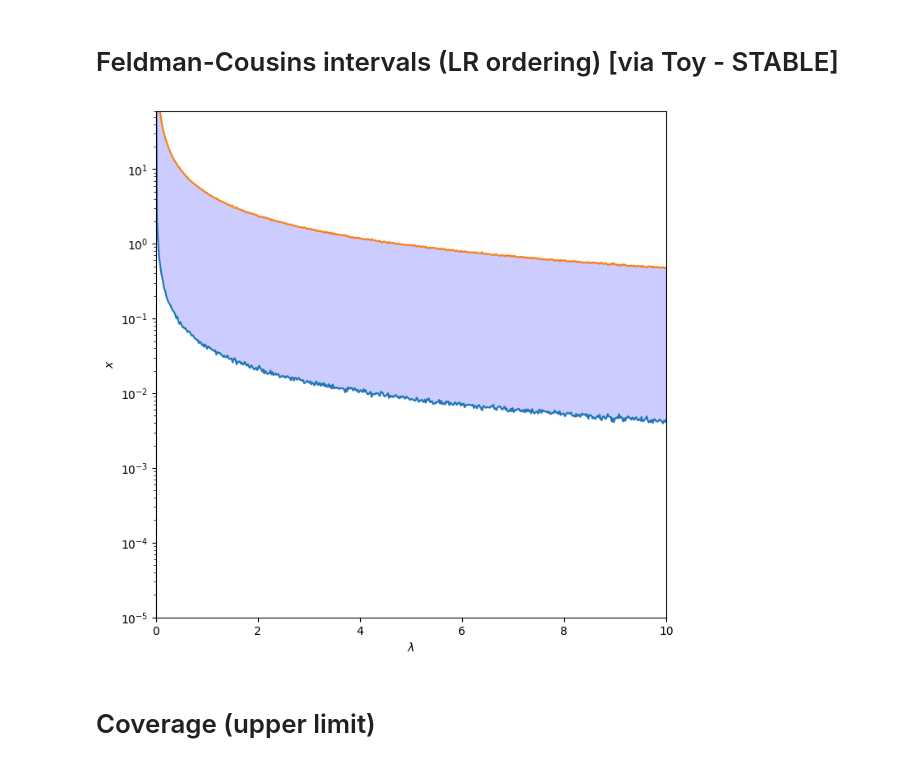
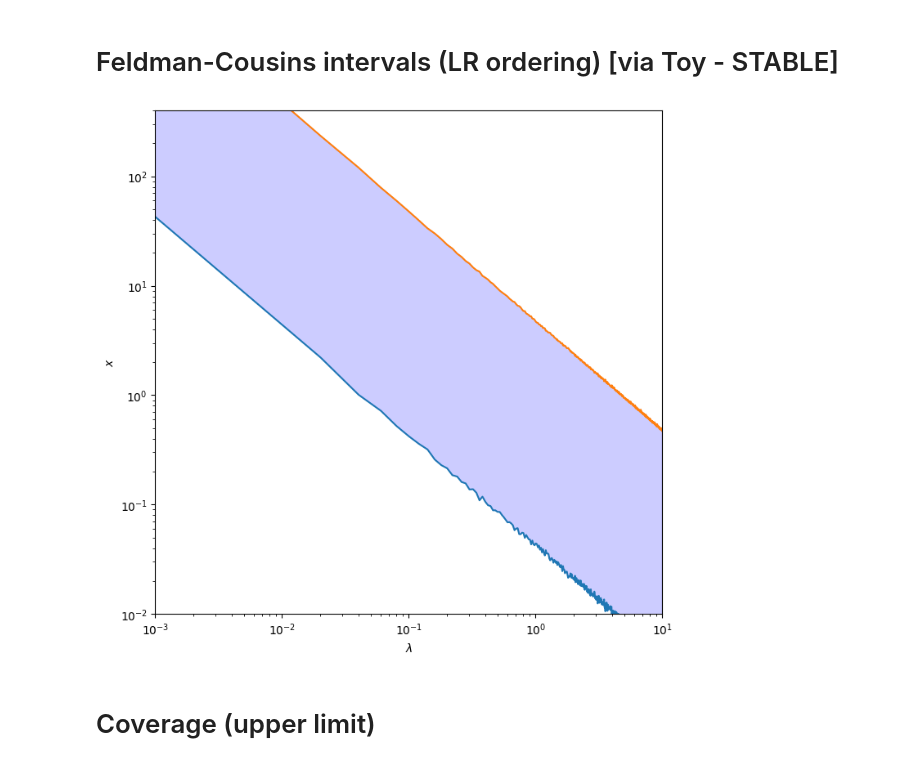
Before and after one commit to f-terzuoli/StatisticsSiena23, a Jupyter notebook: Expo_ConfidenceIntervals.ipynb, the cells around one changed output. Saved outputs shown, nothing was run; the diff lists cells and outputs as text; code cells hidden in the pictures.

```diff
--- a/Expo_ConfidenceIntervals.ipynb
+++ b/Expo_ConfidenceIntervals.ipynb
@@ -270,38 +328,38 @@ def getLROrdCL(par, obs, CL):
                     shift = -shift + 1
         if ((critical_value - sample[0])>0):
             xmax = critical_value
             xmin = critical_value2
         else:
             xmin = critical_value
             xmax = critical_value2
         xmin_arr[current_parpos] = xmin
         xmax_arr[current_parpos] = xmax
 
     return xmin_arr, xmax_arr
 
 
-x_min, x_max = getLROrdCL(l_1, x, CL)
+#x_min, x_max = getLROrdCL(l_1, x, CL)
 
 plt.figure(figsize=(8, 8))
 plt.xlabel("$\lambda$")
 plt.ylabel("$x$")
-#plt.xlim(0, 10)
-plt.ylim(0.00001, 60)
-#plt.xscale('log')
+plt.xlim(0.001, 10)
+plt.ylim(0.01, 400)
+plt.xscale('log')
 plt.yscale('log')
 plt.plot(l, x_min)
 plt.plot(l, x_max)
 
 plt.fill_between(
         x = l,
         y1 = x_min,
         y2 = x_max,
         color = "b",
         alpha = 0.2)
 
 plt.show()
 # %% [output]
-[figure, old version]
+[figure, new version]
 # %% [markdown]
 # Coverage (upper limit)
 # %%
```
Also changed, not shown: parts of 10 cells of this notebook, 1 other file.
